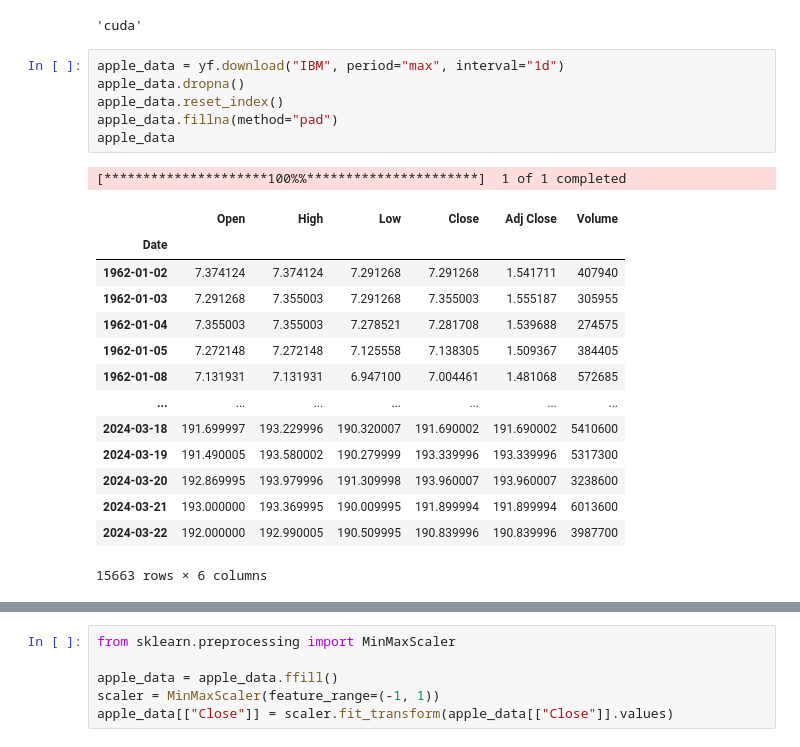
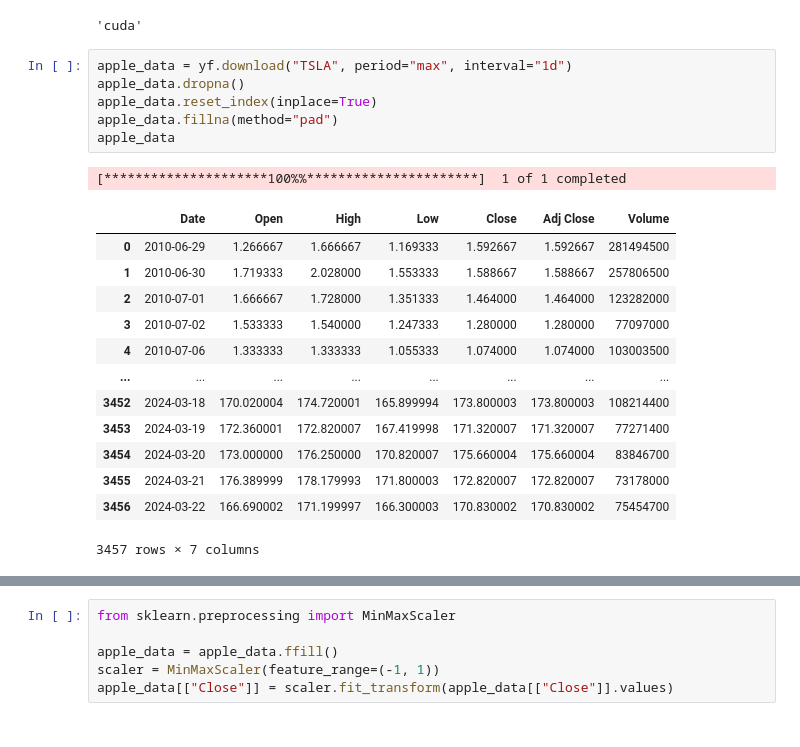
Before and after one commit to Github11200/QuantumTrader, a Jupyter notebook: src/models/ExperimentalModel.ipynb, the cells around one changed output, grey strips where cells are left out. Drawn from its saved outputs; the diff is of its cells as text.

```diff
--- a/src/models/ExperimentalModel.ipynb
+++ b/src/models/ExperimentalModel.ipynb
@@ -13,24 +13,23 @@ device
 # %% [output]
 'cuda'
 # %%
-apple_data = yf.download("IBM", period="max", interval="1d")
+apple_data = yf.download("TSLA", period="max", interval="1d")
 apple_data.dropna()
-apple_data.reset_index()
+apple_data.reset_index(inplace=True)
 apple_data.fillna(method="pad")
 apple_data
 # %% [output]
 [*********************100%%**********************]  1 of 1 completed
-|  | Open | High | Low | Close | Adj Close | Volume |
-| Date |  |  |  |  |  |  |
-| 1962-01-02 | 7.374124 | 7.374124 | 7.291268 | 7.291268 | 1.541711 | 407940 |
-| 1962-01-03 | 7.291268 | 7.355003 | 7.291268 | 7.355003 | 1.555187 | 305955 |
-| 1962-01-04 | 7.355003 | 7.355003 | 7.278521 | 7.281708 | 1.539688 | 274575 |
-| 1962-01-05 | 7.272148 | 7.272148 | 7.125558 | 7.138305 | 1.509367 | 384405 |
-| 1962-01-08 | 7.131931 | 7.131931 | 6.947100 | 7.004461 | 1.481068 | 572685 |
-| ... | ... | ... | ... | ... | ... | ... |
-| 2024-03-18 | 191.699997 | 193.229996 | 190.320007 | 191.690002 | 191.690002 | 5410600 |
-| 2024-03-19 | 191.490005 | 193.580002 | 190.279999 | 193.339996 | 193.339996 | 5317300 |
-| 2024-03-20 | 192.869995 | 193.979996 | 191.309998 | 193.960007 | 193.960007 | 3238600 |
-| 2024-03-21 | 193.000000 | 193.369995 | 190.009995 | 191.899994 | 191.899994 | 6013600 |
-| 2024-03-22 | 192.000000 | 192.990005 | 190.509995 | 190.839996 | 190.839996 | 3987700 |
+|  | Date | Open | High | Low | Close | Adj Close | Volume |
+| 0 | 2010-06-29 | 1.266667 | 1.666667 | 1.169333 | 1.592667 | 1.592667 | 281494500 |
+| 1 | 2010-06-30 | 1.719333 | 2.028000 | 1.553333 | 1.588667 | 1.588667 | 257806500 |
+| 2 | 2010-07-01 | 1.666667 | 1.728000 | 1.351333 | 1.464000 | 1.464000 | 123282000 |
+| 3 | 2010-07-02 | 1.533333 | 1.540000 | 1.247333 | 1.280000 | 1.280000 | 77097000 |
+| 4 | 2010-07-06 | 1.333333 | 1.333333 | 1.055333 | 1.074000 | 1.074000 | 103003500 |
+| ... | ... | ... | ... | ... | ... | ... | ... |
+| 3452 | 2024-03-18 | 170.020004 | 174.720001 | 165.899994 | 173.800003 | 173.800003 | 108214400 |
+| 3453 | 2024-03-19 | 172.360001 | 172.820007 | 167.419998 | 171.320007 | 171.320007 | 77271400 |
+| 3454 | 2024-03-20 | 173.000000 | 176.250000 | 170.820007 | 175.660004 | 175.660004 | 83846700 |
+| 3455 | 2024-03-21 | 176.389999 | 178.179993 | 171.800003 | 172.820007 | 172.820007 | 73178000 |
+| 3456 | 2024-03-22 | 166.690002 | 171.199997 | 166.300003 | 170.830002 | 170.830002 | 75454700 |
-15663 rows × 6 columns
+3457 rows × 7 columns
```
Also changed, not shown: parts of 8 cells of this notebook, 10 other files.
